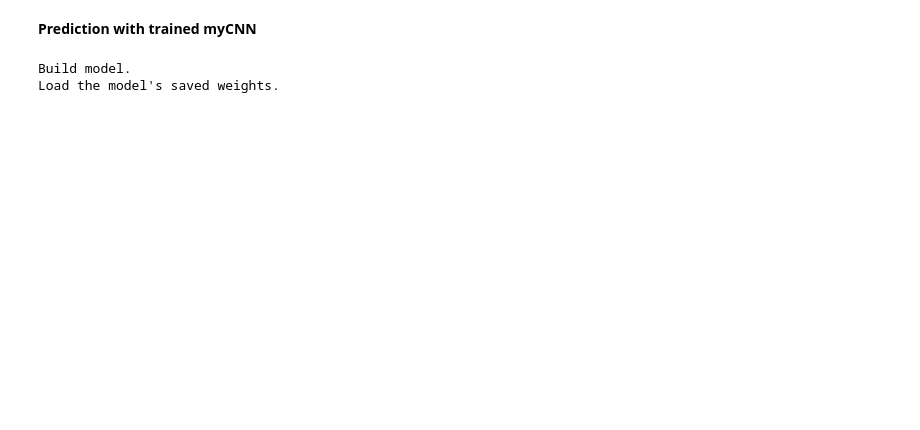
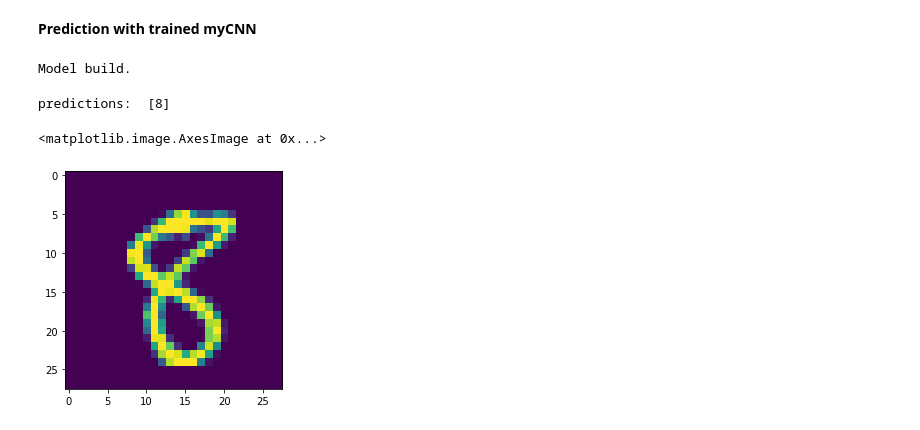
Before and after one commit to cisirtraining/summerschool, a Jupyter notebook: Day1_Introduction_to_DL_framework2.ipynb, the cells around one changed output. Drawn from its saved outputs; the diff is of its cells as text; code cells hidden in the pictures; blank space fills up the shorter version.

```diff
--- a/Day1_Introduction_to_DL_framework2.ipynb
+++ b/Day1_Introduction_to_DL_framework2.ipynb
@@ -135,7 +138,6 @@ from tensorflow.keras.layers import Conv2D, MaxPooling2D, Dense, Flatten
 myCNN = build_model()
 
 # Load the myCNN's saved weights.
-myCNN.load_weights('myCNN_mnist_cnn.h5')
+myCNN.load_weights('myCNN_mnist.h5')
 # %% [output]
-Build model.
-Load the model's saved weights.
+Model build.
@@ -170,0 +144,15 @@ print("classes: ", classes)
+# %%
+import numpy as np
+from matplotlib import pyplot as plt
+
+rnd_int = np.random.randint(X_train.shape[0], size=1)[0]
+sample = X_train[rnd_int]
+
+# Generate predictions for samples
+predictions = myCNN.predict_classes(np.expand_dims(sample, axis=0))
+print("predictions: ", predictions)
+plt.imshow(np.squeeze(sample, 2))
+# %% [output]
+predictions:  [8]
+<matplotlib.image.AxesImage at 0x...>
+[figure, added]
```
Also changed, not shown: parts of 4 cells of this notebook.
